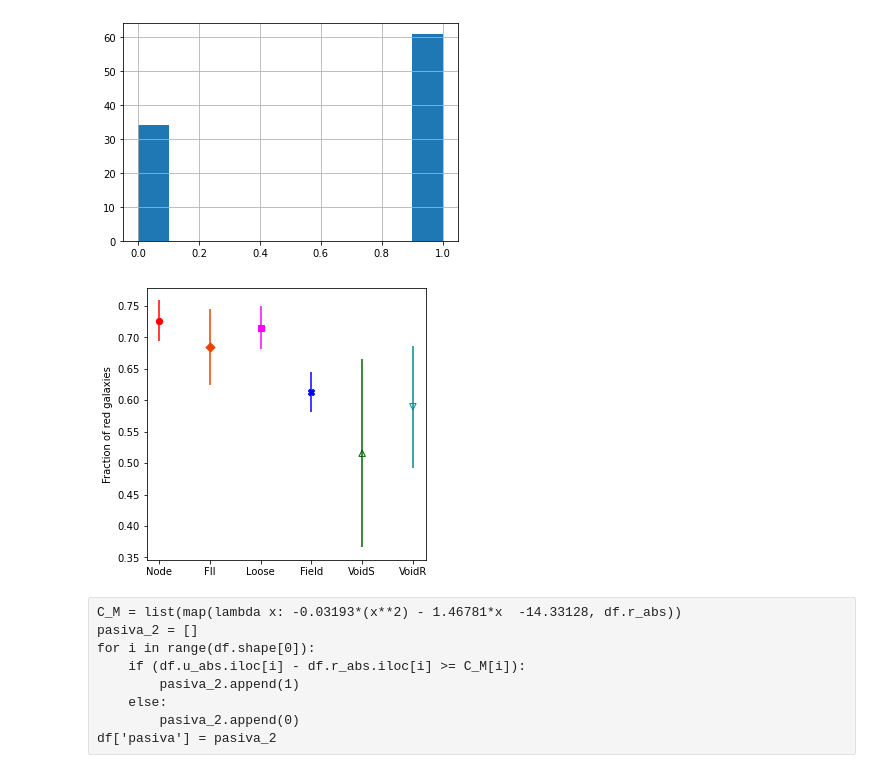
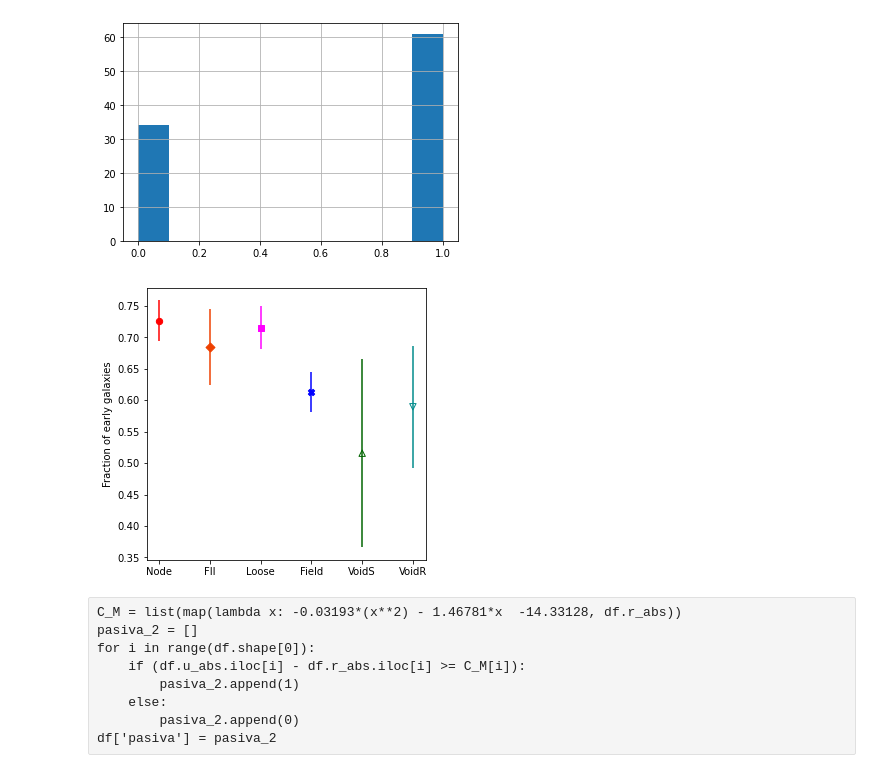
Before and after one commit to antotaverna/cg_environments, a Jupyter notebook: plots/tipo_de_void/EarlyFrgx_GC_a.ipynb, the cells around one changed output. Cells and saved outputs as stored; diff of their text form; code cells hidden in the pictures.

```diff
--- a/plots/tipo_de_void/EarlyFrgx_GC_a.ipynb
+++ b/plots/tipo_de_void/EarlyFrgx_GC_a.ipynb
@@ -319,24 +319,24 @@ e.append(ci)
 # %%
 plt.figure(figsize=(5,5))
 
 plt.scatter(X[0], frec[0], marker='o', s=40, color='r')
 plt.scatter(X[2], frec[2], marker='D', s=40, color= "#EE4000")
 plt.scatter(X[1], frec[1], marker='s', s=40, color="Magenta")
 plt.scatter(X[3], frec[3], marker='X', s=40, color='blue')
 plt.scatter(X[4], frec[4], marker='^', s=40, facecolors='none', edgecolors= '#006400')
 plt.scatter(X[5], frec[5], marker='v', s=40, facecolors='none', edgecolors='#008B8B')
 
 plt.errorbar(0, frec[0], yerr=0.03215843597706181, color='r')
 plt.errorbar(1, frec[2], yerr=e[2], color=  "#EE4000")
 plt.errorbar(2, frec[1], yerr=e[1], color= "Magenta")
 plt.errorbar(3, frec[3], yerr=e[3], color= 'blue')
 plt.errorbar(4, frec[4], yerr=e[4], color= '#006400')
 plt.errorbar(5, frec[5], yerr=e[5], color= '#008B8B')
 
-plt.ylabel('Fraction of red galaxies')
+plt.ylabel('Fraction of early galaxies')
 plt.savefig('FracGxEarly.eps',format='eps')
 # %% [output]
-[figure, old version]
+[figure, new version]
 # %% [raw]
 C_M = list(map(lambda x: -0.03193*(x**2) - 1.46781*x  -14.33128, df.r_abs))
 pasiva_2 = []
```
Also changed, not shown: 7 other files.
